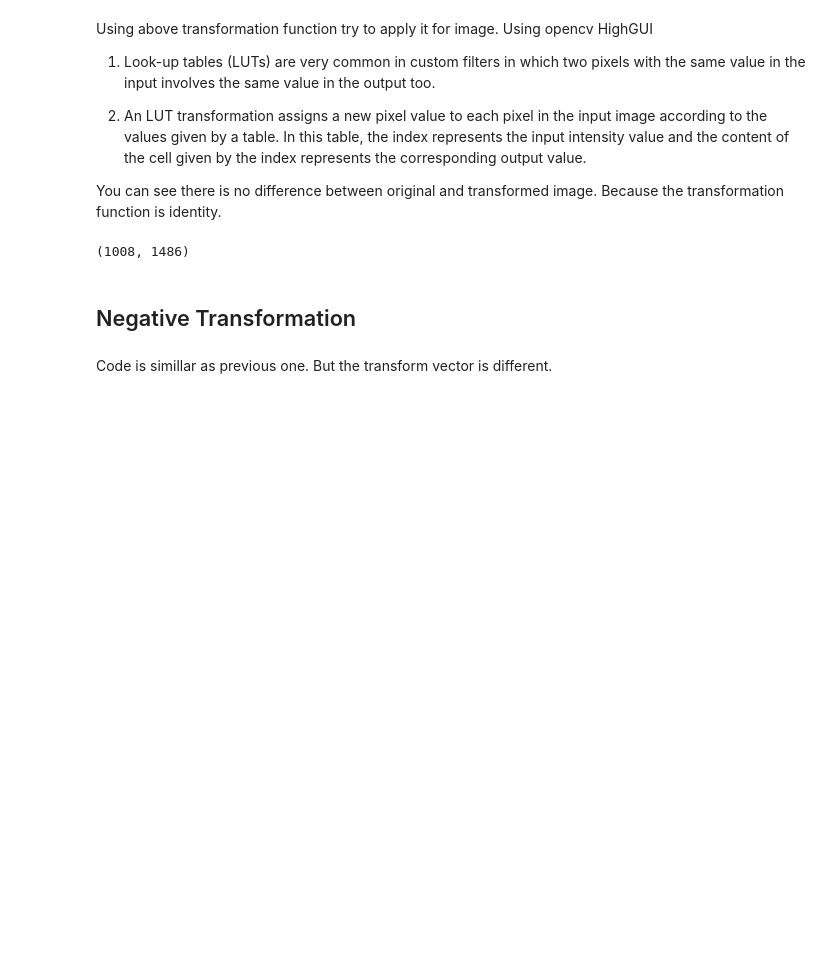
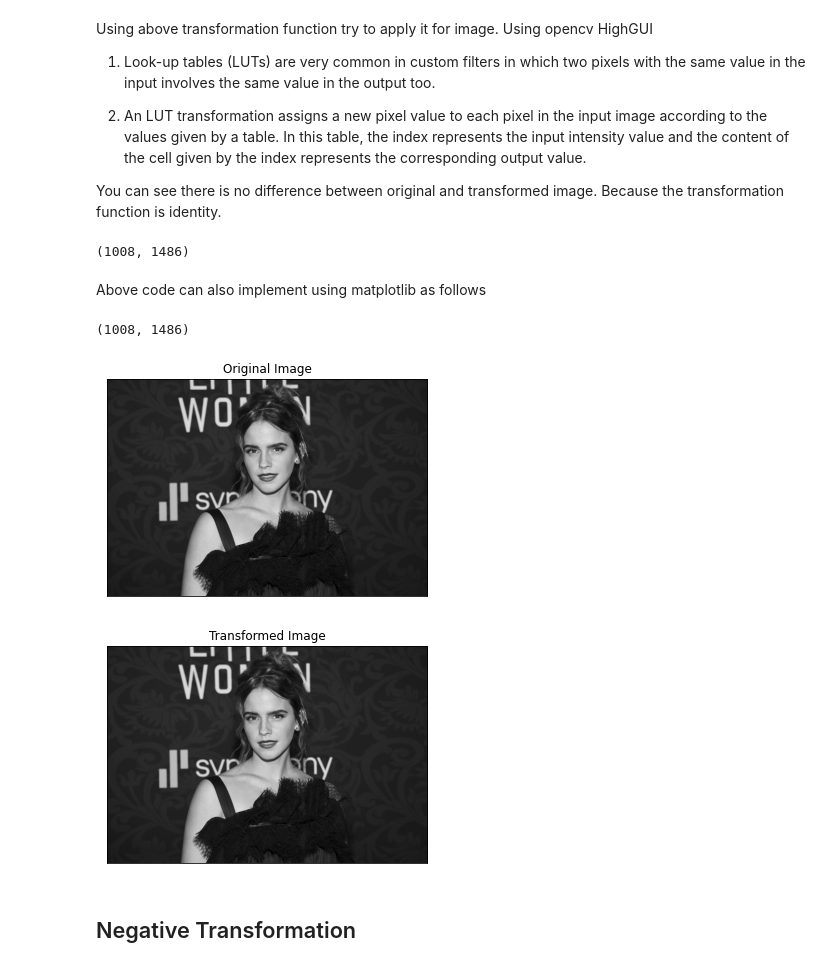
Before and after one commit to AvishkaSandeepa/Fundamentals-of-Image-Processing-and-Machine-Vision, a Jupyter notebook: Intensity-Transformation-Part01/intensityTransformation.ipynb, the cells around one changed output. Saved outputs shown, nothing was run; the diff lists cells and outputs as text; code cells hidden in the pictures; blank space fills up the shorter version.

Commit message:
Cange the HighGUI parts to matplotlib parts in code

```diff
--- a/Intensity-Transformation-Part01/intensityTransformation.ipynb
+++ b/Intensity-Transformation-Part01/intensityTransformation.ipynb
@@ -48,8 +48,29 @@ cv.waitKey(0)
 cv.destroyAllWindows()
 # %% [output]
 (1008, 1486)
+# %% [markdown]
+Above code can also implement using matplotlib as follows
+# %%
+import cv2 as cv
+import numpy as np
+import matplotlib.pyplot as plt
+transform = np.arange(0, 256).astype("uint8")
+
+image_original = cv.imread(".\image\ema.jpg", cv.IMREAD_GRAYSCALE)
+print(image_original.shape)
+plt.imshow(image_original, cmap="gray")  # shoud map color as gray
+plt.title('Original Image')
+plt.xticks([]), plt.yticks([])  # Remove the axes
+plt.show()
+
+image_transformed = cv.LUT(image_original, transform)
+plt.imshow(image_transformed, cmap="gray")
+plt.title('Transformed Image')
+plt.xticks([]), plt.yticks([])
+plt.show()
+# %% [output]
+(1008, 1486)
+[figure, added]
+[figure, added]
 # %% [markdown]
 ## Negative Transformation
-# %% [markdown]
-
-Code is simillar as previous one. But the transform vector is different.
```
Also changed, not shown: parts of 3 cells of this notebook.
